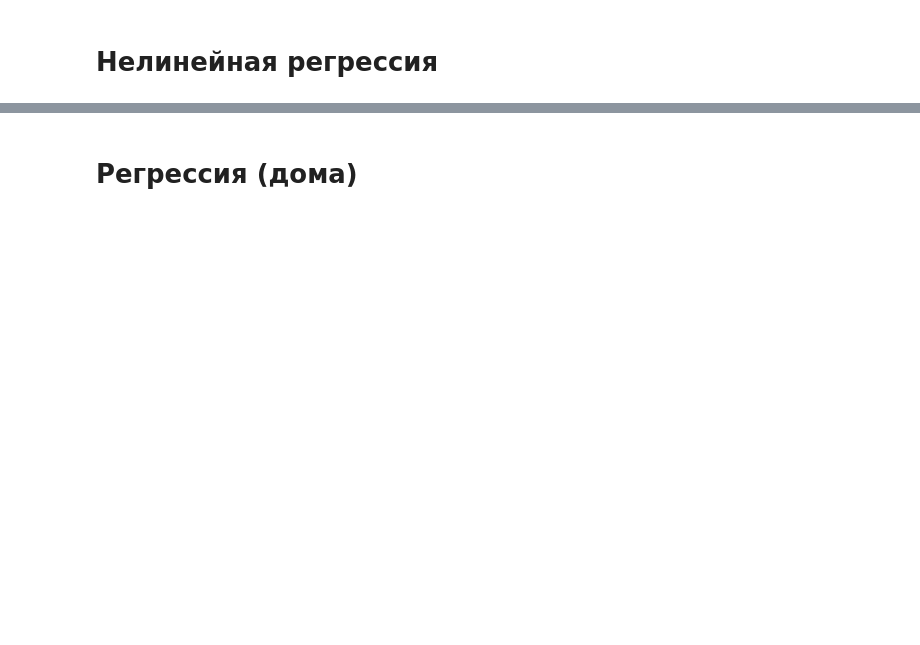
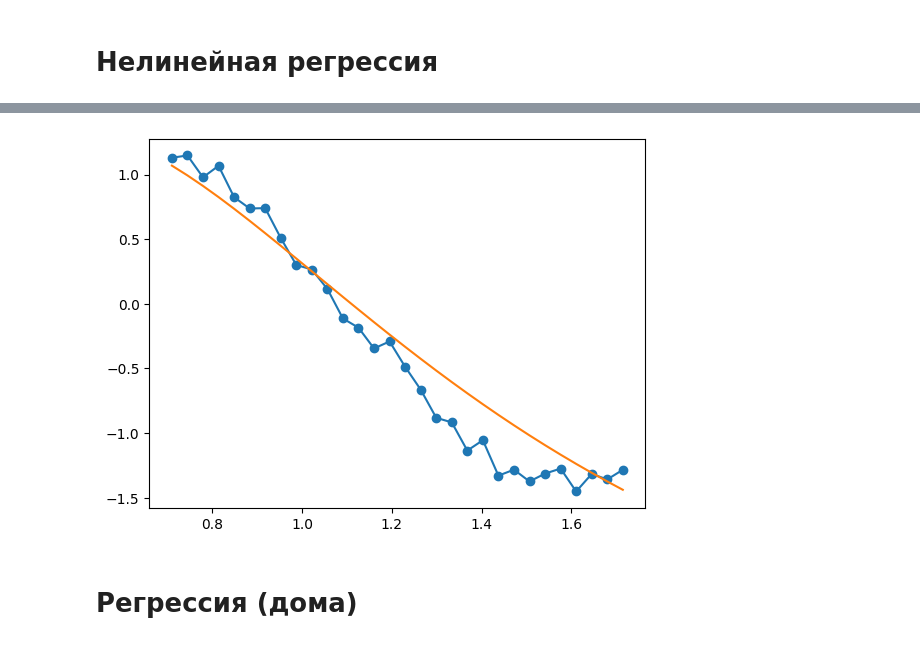
Before and after one commit to Romill-001/Neural-Networks-Practice, a Jupyter notebook: neural_network/main.ipynb, the cells around one changed output, grey strips where cells are left out. Saved outputs shown, nothing was run; the diff lists cells and outputs as text; code cells hidden in the pictures; blank space fills up the shorter version.

```diff
--- a/neural_network/main.ipynb
+++ b/neural_network/main.ipynb
@@ -23,16 +57,36 @@ plt.show()
 import numpy as np
 import matplotlib.pyplot as plt
 from model import NeuralNetwork
+from utils import *
 
+X = np.linspace(-5, 5, 100).reshape(-1, 1)
+y = np.sin(X)
+y += np.random.normal(0, 0.05, size=y.shape)
 
-X_lin = np.linspace(-5, 5, 100).reshape(-1, 1)
-y_lin = X_lin ** 2
+X = np.array(X)
+y = np.array(y)
 
-nn = NeuralNetwork(layer_sizes=[1, 32, 1], task='regression', lr=0.01)
-nn.train(X_lin, y_lin, epochs=2000, batch_size=16)
+X = z_score_normalizer(X)
+y = z_score_normalizer(y)
 
-y_pred = nn.predict(X_lin)
+split_idx = int(len(X) * 0.7)
+X_train, X_test = X[:split_idx], X[split_idx:]
+y_train, y_test = y[:split_idx], y[split_idx:]
 
-plt.plot(X_lin, y_lin, '-o')
-plt.plot(X_lin, y_pred)
+nn = NeuralNetwork(layer_sizes=[1, 128, 128, 1], task='regression', lr=0.001, init_method='he', activation='tanh')
+nn.train(X_train, y_train, epochs=5000, batch_size=32)
+
+y_pred = nn.predict(X_test)
+
+y_pred = y_pred * np.std(y) + np.mean(y)
+y_test = y_test * np.std(y) + np.mean(y)
+
+print(f"MSE {mse_metric(y_test, y_pred)}")
+print(f"RMSE {rmse_metric(y_test, y_pred)}")
+print(f"MAE {mae_metric(y_test, y_pred)}")
+print(f"MAPE {mape_metric(y_test, y_pred)}")
+
+plt.plot(X_test, y_test, '-o')
+plt.plot(X_test, y_pred)
 plt.show()
+# %% [output]
@@ -39,3 +110,4 @@ plt.show()
+[figure, added]
 # %% [markdown]
 # Регрессия (дома)
 # %%
```
Also changed, not shown: parts of 5 cells of this notebook, 1 other file.
